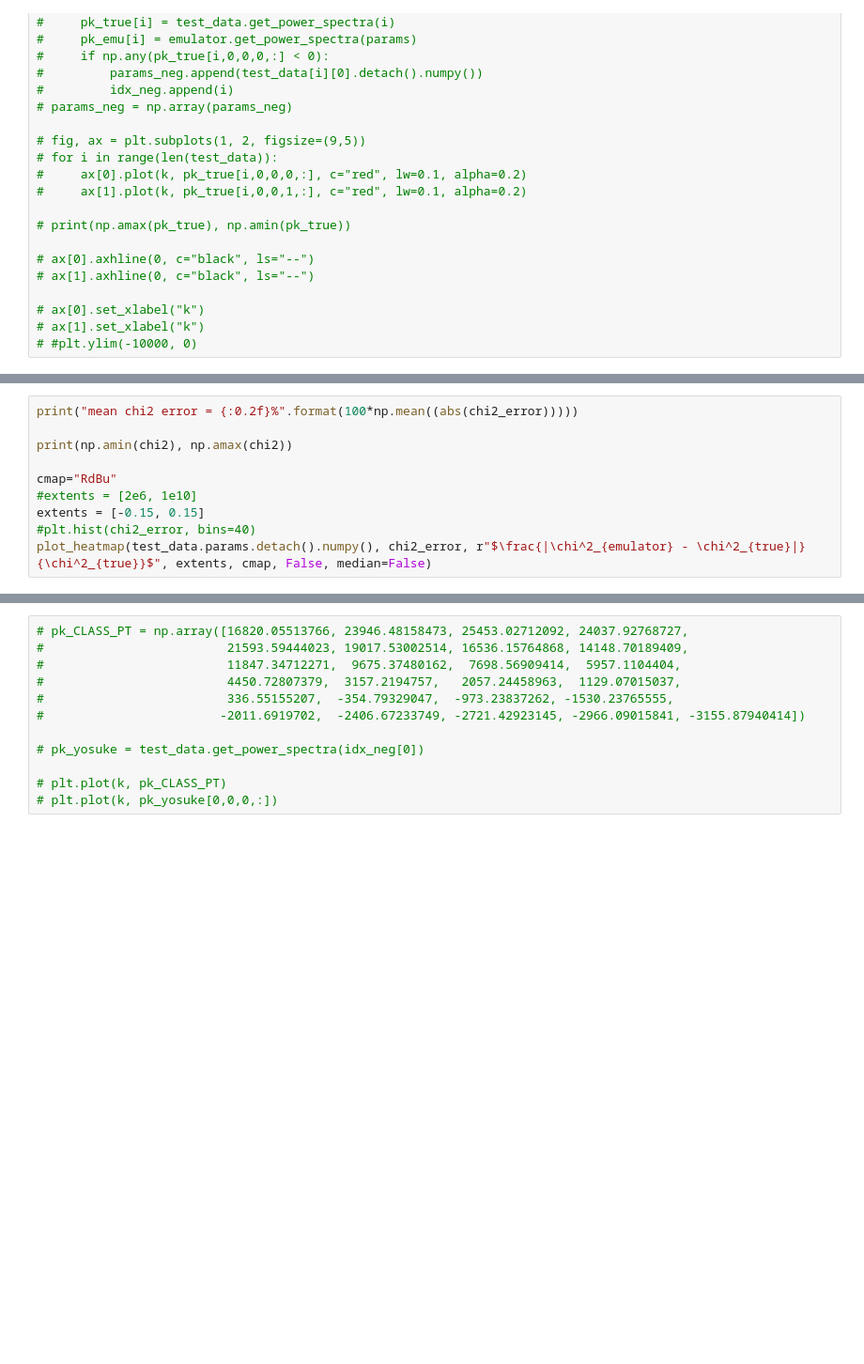
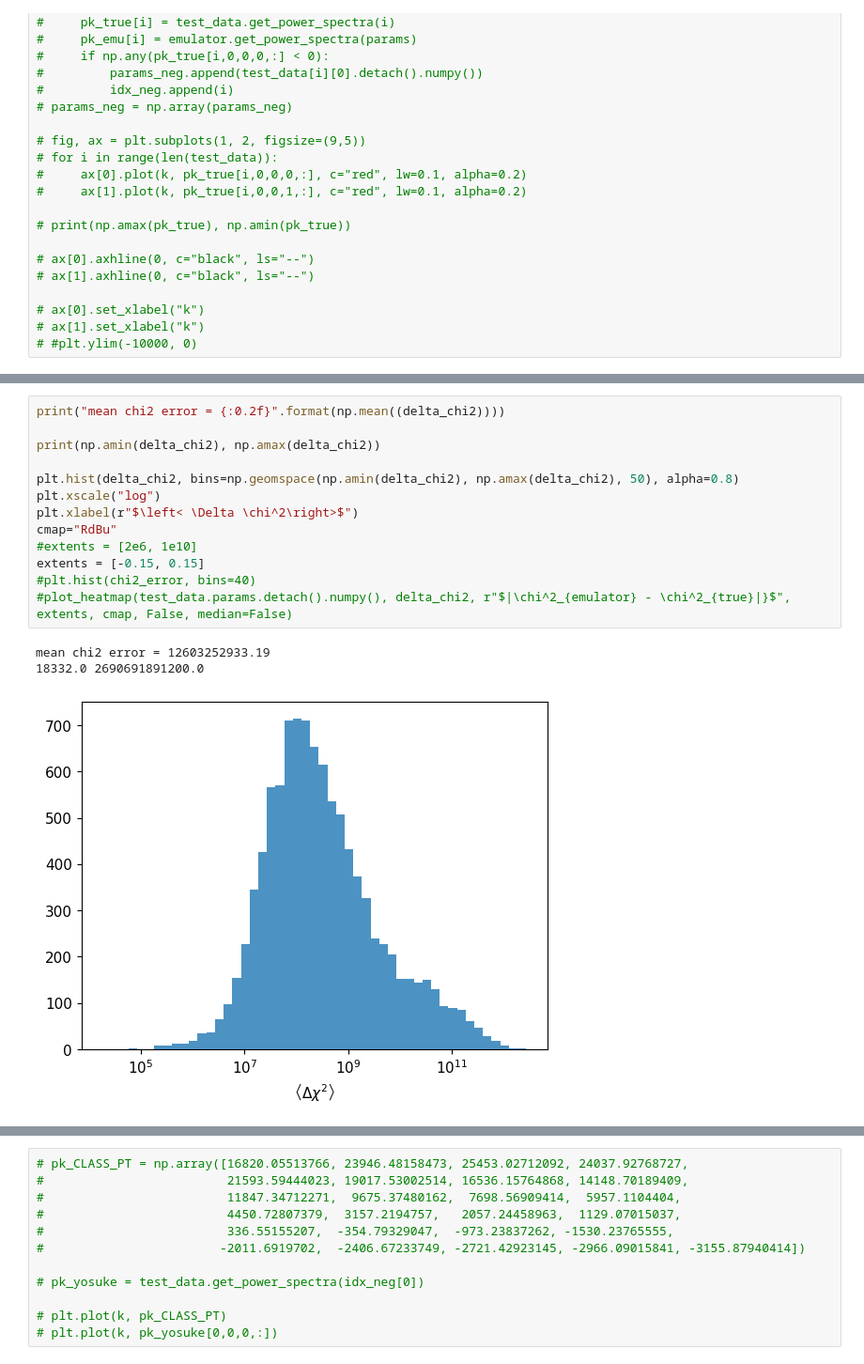
Before and after one commit to jadamo/spherex_emu, a Jupyter notebook: notebooks/Test-Network.ipynb, the cells around one changed output, grey strips where cells are left out. Shown at 94% size. Saved outputs shown, nothing was run; the diff lists cells and outputs as text; blank space fills up the shorter version.

```diff
--- a/notebooks/Test-Network.ipynb
+++ b/notebooks/Test-Network.ipynb
@@ -232,13 +195,20 @@ print(pk_error.shape)
 # %%
-print("mean chi2 error = {:0.2f}%".format(100*np.mean((abs(chi2_error)))))
+print("mean chi2 error = {:0.2f}".format(np.mean((delta_chi2))))
 
-print(np.amin(chi2), np.amax(chi2))
+print(np.amin(delta_chi2), np.amax(delta_chi2))
 
+plt.hist(delta_chi2, bins=np.geomspace(np.amin(delta_chi2), np.amax(delta_chi2), 50), alpha=0.8)
+plt.xscale("log")
+plt.xlabel(r"$\left< \Delta \chi^2\right>$")
 cmap="RdBu"
 #extents = [2e6, 1e10]
 extents = [-0.15, 0.15]
 #plt.hist(chi2_error, bins=40)
-plot_heatmap(test_data.params.detach().numpy(), chi2_error, r"$\frac{|\chi^2_{emulator} - \chi^2_{true}|}{\chi^2_{true}}$", extents, cmap, False, median=False)
+#plot_heatmap(test_data.params.detach().numpy(), delta_chi2, r"$|\chi^2_{emulator} - \chi^2_{true}|}$", extents, cmap, False, median=False)
+# %% [output]
+mean chi2 error = 12603252933.19
+18332.0 2690691891200.0
+[figure, added]
 # %%
 error_mean = np.mean(pk_error, axis=0)[0,0,:,:]
 error_std = np.std(pk_error, axis=0)[0,0,:,:]
```
Also changed, not shown: parts of 15 cells of this notebook, 17 other files.
